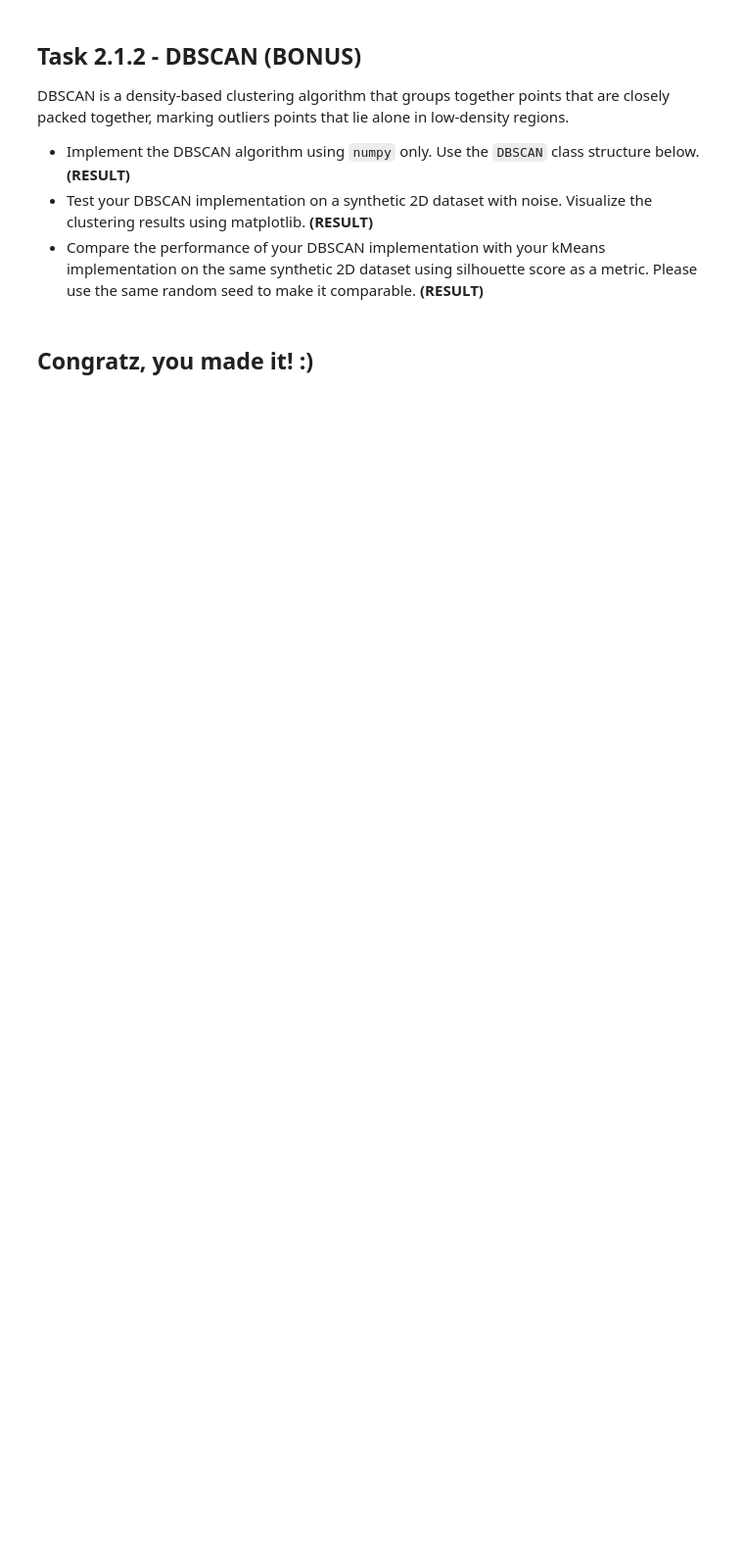
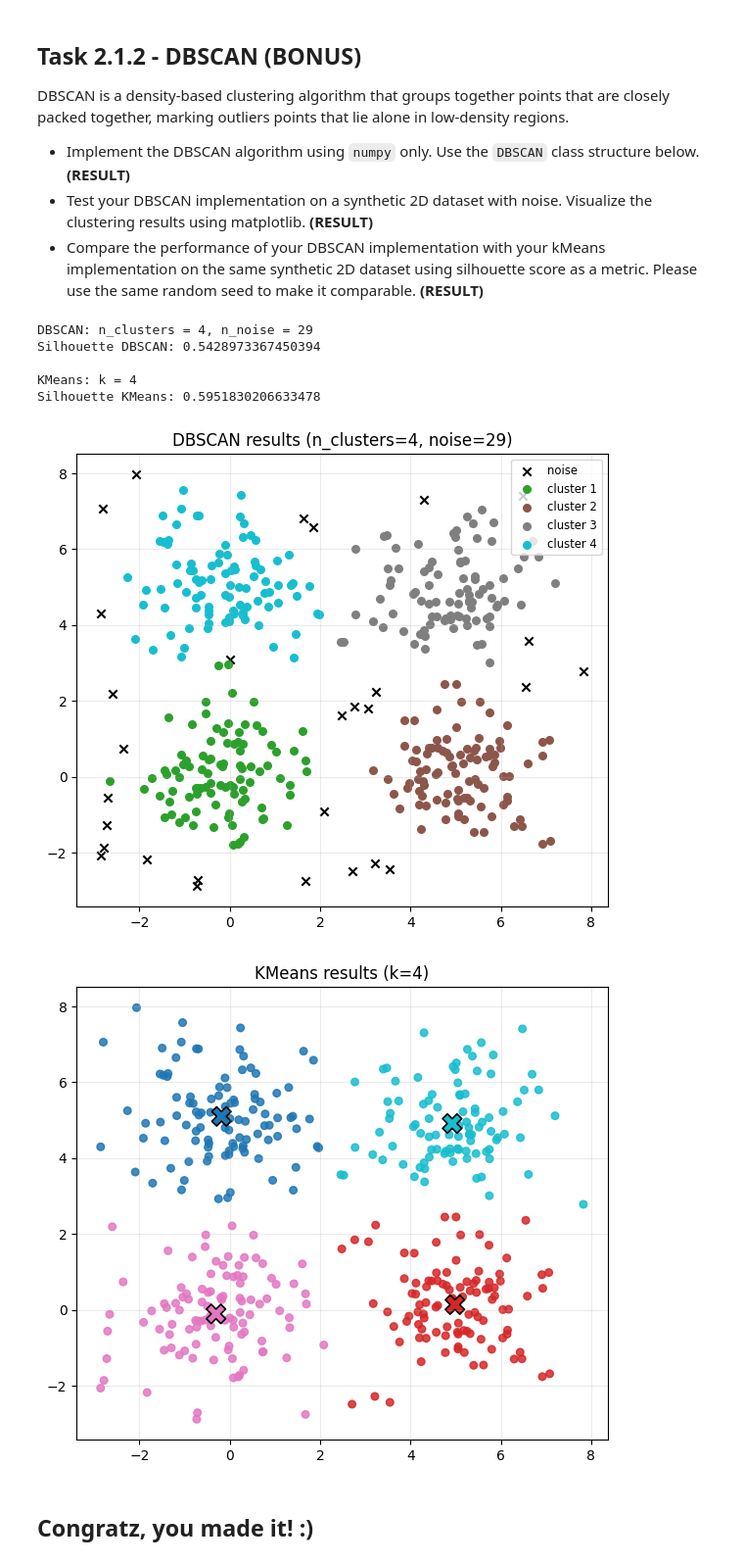
Before and after one commit to theRealProHacker/machine-learning, a Jupyter notebook: assignment02_1.ipynb, the cells around one changed output. Shown at 98% size. Cells and saved outputs as stored; diff of their text form; code cells hidden in the pictures; blank space fills up the shorter version.

Commit message:
dbscan

```diff
--- a/assignment02_1.ipynb
+++ b/assignment02_1.ipynb
@@ -351,2 +412,79 @@ class DBSCAN:
+# %%
+
+# More advanced synthetic 2D dataset with 4 Gaussian clusters and uniform noise
+n_clusters = 4
+points_per_cluster = 80
+cluster_spread = 0.9
+noise_points = 80
+
+centers = np.array([[0,0],[5,0],[0,5],[5,5]])
+X_clusters = []
+for c in centers:
+    X_clusters.append(c + cluster_spread * np.random.randn(points_per_cluster, 2))
+X_clusters = np.vstack(X_clusters)
+
+xmin, ymin = centers.min(axis=0) - 3
+xmax, ymax = centers.max(axis=0) + 3
+X_noise = np.random.uniform(low=(xmin, ymin), high=(xmax, ymax), size=(noise_points, 2))
+
+# join clusters and noise
+X = np.vstack([X_clusters, X_noise])
+
+# DBSCAN
+np.random.seed(seed)
+db = DBSCAN(eps=0.8, min_samples=5, metric='euclidean')
+db.fit(X)
+db_labels = db.labels_
+
+# KMeans
+kmeans = KMeans(k=4, random_state=seed)
+kmeans.initialize_centroids_plusplus(X)
+kmeans.fit(X)
+k_labels = kmeans.labels_
+
+# Compute silhouette scores
+sil_db = silhouette_score(X, db_labels)
+sil_k = silhouette_score(X, k_labels)
+
+# summary
+print(f'DBSCAN: n_clusters = {db.n_clusters_}, n_noise = {db.n_noise_}')
+print('Silhouette DBSCAN:', sil_db)
+print()
+print('KMeans: k =', kmeans.k)
+print('Silhouette KMeans:', sil_k)
+
+# DBSCAN
+plt.figure(figsize=(7,6))
+unique_labels = np.unique(db_labels)
+colors = plt.cm.tab10(np.linspace(0,1,len(unique_labels)))
+for lbl, col in zip(unique_labels, colors):
+    mask = db_labels == lbl
+    if lbl:
+        plt.scatter(X[mask,0], X[mask,1], color=col.reshape(1,-1), s=30, label=f'cluster {lbl}')
+    else:
+        plt.scatter(X[mask,0], X[mask,1], c='k', marker='x', label='noise')
+
+plt.title(f'DBSCAN results (n_clusters={db.n_clusters_}, noise={db.n_noise_})')
+plt.legend(loc='best', fontsize='small')
+plt.grid(alpha=0.25)
+plt.show()
+
+# KMeans
+plt.figure(figsize=(7,6))
+plt.scatter(X[:,0], X[:,1], c=k_labels, cmap='tab10', s=30, alpha=0.85)
+if hasattr(kmeans, 'centroids') and kmeans.centroids is not None:
+    cent = np.asarray(kmeans.centroids)
+    plt.scatter(cent[:,0], cent[:,1], c=np.arange(len(cent)), cmap='tab10', s=200, marker='X', edgecolors='k', linewidths=1.2, label='centroids')
+plt.title(f'KMeans results (k={kmeans.k})')
+plt.grid(alpha=0.25)
+plt.show()
+# %% [output]
+DBSCAN: n_clusters = 4, n_noise = 29
+Silhouette DBSCAN: 0.5428973367450394
+
+KMeans: k = 4
+Silhouette KMeans: 0.5951830206633478
+[figure, added]
+[figure, added]
 # %% [markdown]
 ## Congratz, you made it! :)
```
Also changed, not shown: parts of 5 cells of this notebook.
